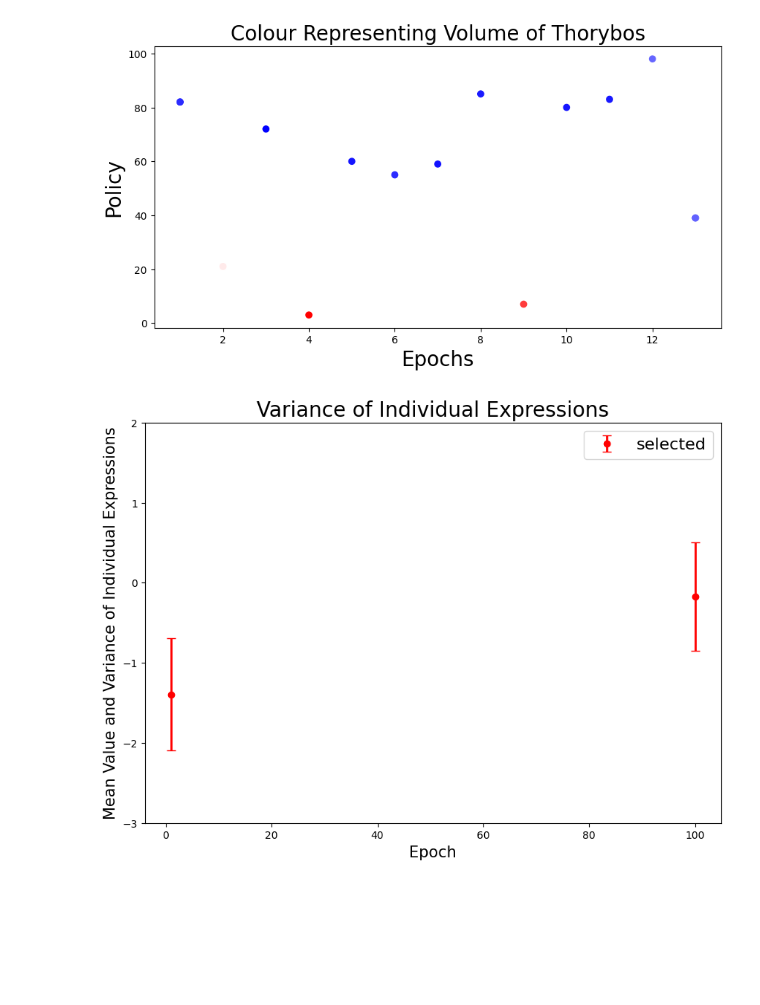
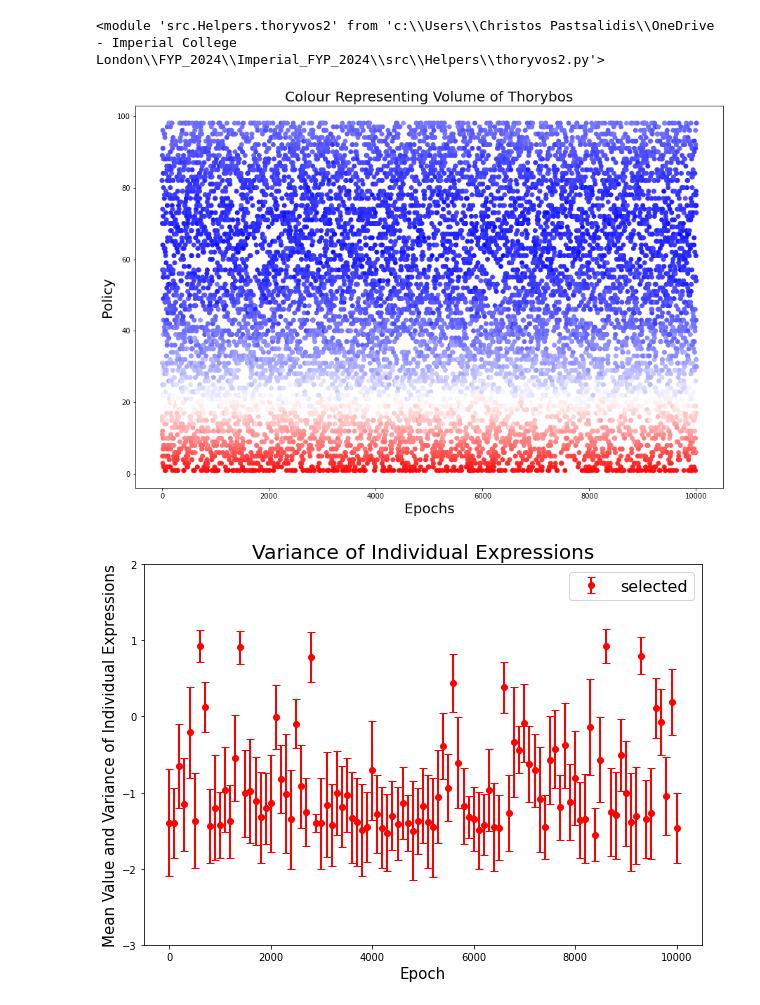
Before and after one commit to cpatsalidis/Imperial-FYP-2024, a Jupyter notebook: run.ipynb, the cells around one changed output. Cells and saved outputs as stored; diff of their text form; code cells hidden in the pictures; blank space fills up the shorter version.

```diff
--- a/run.ipynb
+++ b/run.ipynb
@@ -2,18 +2,25 @@
 %matplotlib inline
 import math
 import src.Units.modelCloud as modelc
+import src.Helpers.thoryvos2 as thoryvos2
 import matplotlib.pyplot as plt
+import importlib
+
+importlib.reload(modelc)
+importlib.reload(thoryvos2)
+# %% [output]
+<module 'src.Helpers.thoryvos2' from 'c:\\Users\\Christos Pastsalidis\\OneDrive - Imperial College London\\FYP_2024\\Imperial_FYP_2024\\src\\Helpers\\thoryvos2.py'>
 # %%
 n_agents = 100
 m = math.ceil(n_agents/10) #when less, less dense network
 miu = 0.5 #refers to the number of cental agents for the generation of the network
-totallearn = 100#refers to the number of iterations specified in paper too
+totallearn = 10000#refers to the number of iterations specified in paper too
 totalrounds = 0
 maxJobSize = 10
 baseline = 1 #0, 1, -1 (0=no rl but random, -1: no rl and static,1 =rl)
 n_thoryvos = n_agents#math.ceil(n_agents/2)
-update = 'com' # 'ind', 'com', 'exp','ran'
-reward = 'com'# 'ind', 'com', 'exp'
+update = 'exp' # 'ind', 'com', 'exp','ran'
+reward = 'exp'# 'ind', 'com', 'exp'
 m_t = math.sqrt(n_agents) #number of jobs accepted
 env = modelc.Environment(n_agents,n_thoryvos,m,miu,totalrounds,m_t,maxJobSize,totallearn,baseline,update,reward) #calls __init__ of SoSPole class
 for i in range(1):
@@ -54,16 +61,16 @@ za = dca['Voice']
 # %%
 from pandas import read_csv
 
-plt.figure(figsize=(10,5))
+plt.figure(figsize=(15,10))
 plt.scatter(x, y, c=z,cmap='bwr', label = 'Policy',linewidth=1)
 plt.xlabel('Epochs',fontsize=20)
 plt.ylabel('Policy',fontsize=20)
 plt.title('Colour Representing Volume of Thorybos',fontsize=20)
 # plt.legend(loc=1, prop={'size': 10})
 plt.savefig("Figures/2DTP_com_com.jpg")
 plt.show()
 # %% [output]
-[figure, old version]
+[figure, new version]
 # %%
 plt.figure(figsize=(10,7))
 plt.errorbar(xsel, ysel, std, color ='r',label = 'selected', fmt='o', linewidth=2, capsize=4)
@@ -75,4 +82,4 @@ plt.title('Variance of Individual Expressions',fontsize=20)
 plt.savefig("Figures/Vindexp_com_com.jpg")
 plt.show()
 # %% [output]
-[figure, old version]
+[figure, new version]
```
Also changed, not shown: 9 other files.
